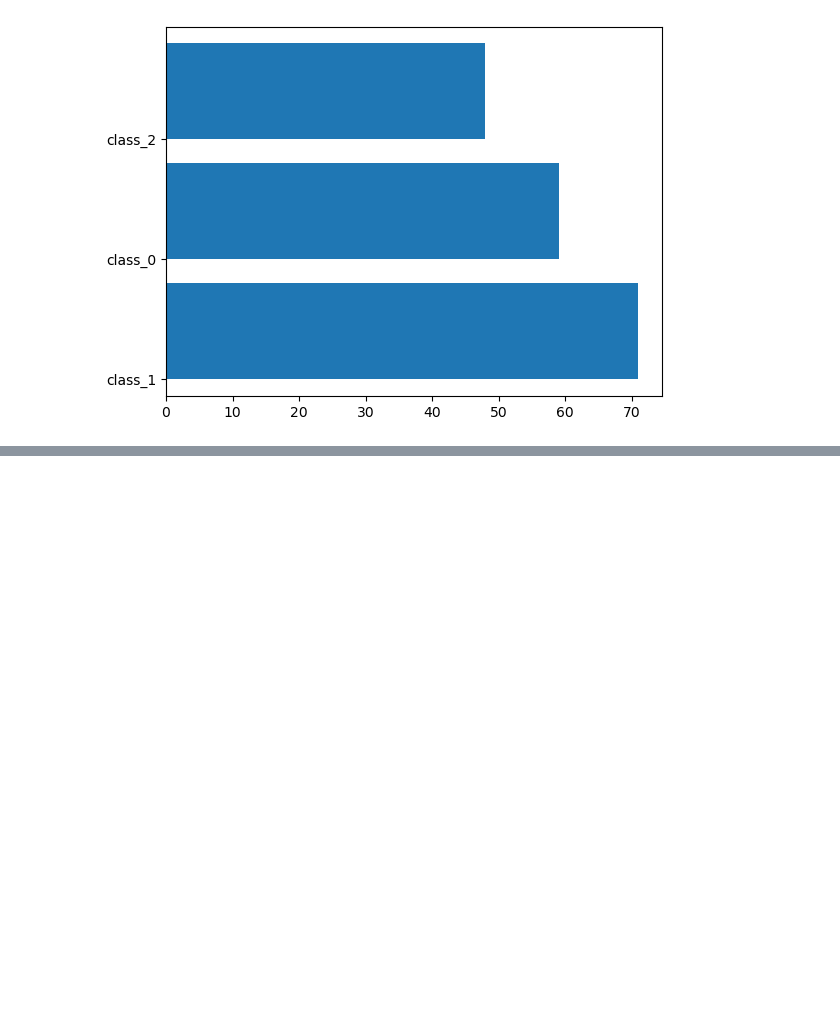
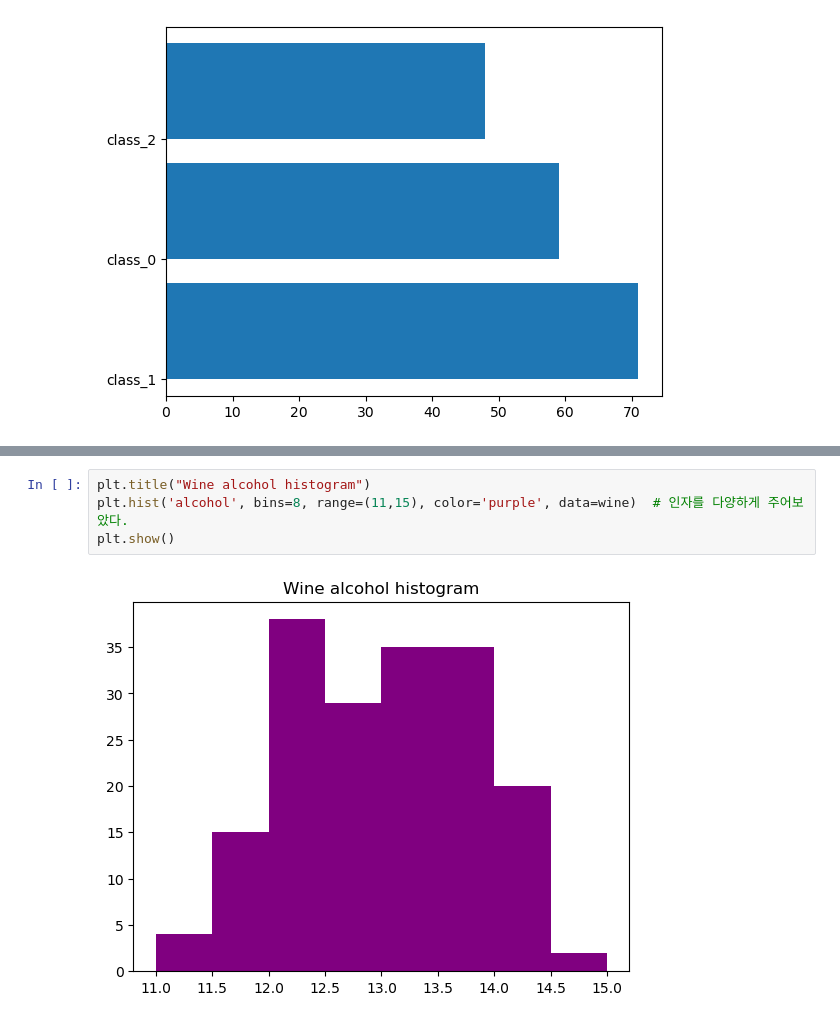
Before and after one commit to shbang-cmd/python_onebook, a Jupyter notebook: 파이썬한권으로끝내기_3장.ipynb, the cells around one changed output, grey strips where cells are left out. Cells and saved outputs as stored; diff of their text form; blank space fills up the shorter version.

```diff
--- a/파이썬한권으로끝내기_3장.ipynb
+++ b/파이썬한권으로끝내기_3장.ipynb
@@ -91,0 +105,6 @@ plt.show()
+# %%
+plt.title("Wine alcohol histogram")
+plt.hist('alcohol', bins=8, range=(11,15), color='purple', data=wine)  # 인자를 다양하게 주어보았다.
+plt.show()
+# %% [output]
+[figure, added]
```
Also changed, not shown: parts of 23 cells of this notebook.
